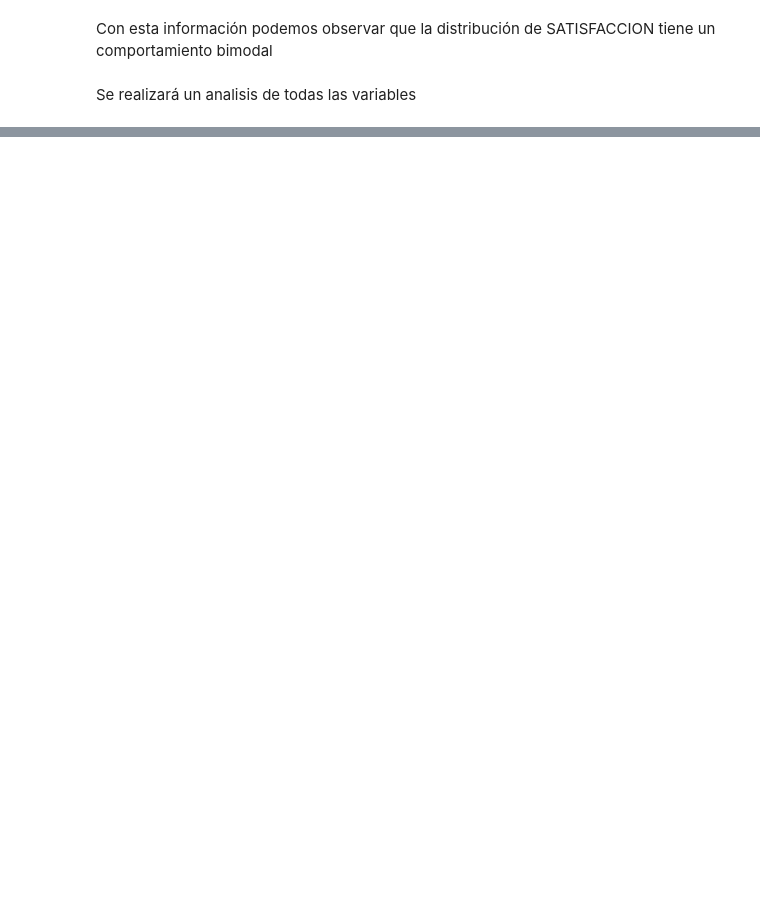
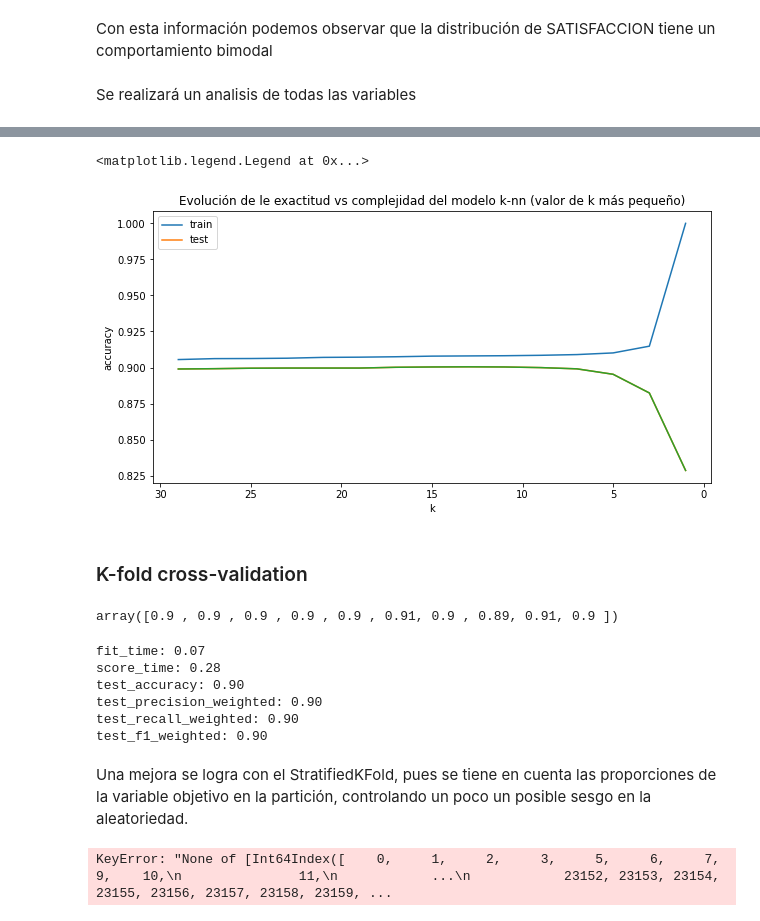
Before and after one commit to JuanDavidBallesteros/Telco-ML, a Jupyter notebook: Proyecto Final.ipynb, the cells around one changed output, grey strips where cells are left out. Saved outputs shown, nothing was run; the diff lists cells and outputs as text; code cells hidden in the pictures; blank space fills up the shorter version.

```diff
--- a/Proyecto Final.ipynb
+++ b/Proyecto Final.ipynb
@@ -369,0 +628,7 @@ df_num.head()
+# %%
+ks=[1,3,5,7,9,11,15,17,23,27,31]
+for k in ks:
+    knn = neighbors.KNeighborsClassifier(n_neighbors=k)
+    knn.fit(dataset, res)
+    y_pred = knn.predict(dataset)
+    print("Con K = ", k, ", exactitud: ", metrics.accuracy_score(res, y_pred))
@@ -369,0 +651,4 @@ df_num.head()
+# %%
+X_train, X_test, y_train, y_test = train_test_split(dataset, res, test_size=0.4, random_state=12345, stratify=res)
+k_vec= np.arange(1,31,2)
+k_vec
@@ -369,0 +657,14 @@ df_num.head()
+# %%
+acc_train_vec=[]
+acc_test_vec=[]
+k_vec= np.arange(1,31,2)
+for k in k_vec:
+    knn = neighbors.KNeighborsClassifier(n_neighbors=k)
+    knn.fit(X_train, y_train)
+    y_pred = knn.predict(X_train)
+    acc_train_vec.append(metrics.accuracy_score(y_train, y_pred))
+    y_pred = knn.predict(X_test)
+    acc_test_vec.append(metrics.accuracy_score(y_test, y_pred))
+print(acc_train_vec)
+print(acc_test_vec)
+print(k_vec)
@@ -369,0 +675,51 @@ df_num.head()
+# %%
+plt.figure(figsize=(10,5))
+ax = plt.gca() # get current axis
+plt.plot(k_vec, acc_train_vec)
+plt.plot(k_vec, acc_test_vec)
+plt.plot(k_vec, acc_test_vec)
+ax.set_xlim(ax.get_xlim()[::-1])  # reverse axis
+plt.axis('tight')
+plt.xlabel('k')
+plt.ylabel('accuracy')
+plt.title('Evolución de le exactitud vs complejidad del modelo k-nn (valor de k más pequeño)')
+plt.legend(['train', 'test'])
+# %% [output]
+<matplotlib.legend.Legend at 0x...>
+[figure, added]
+# %% [markdown]
+### K-fold cross-validation
+# %%
+knn = neighbors.KNeighborsClassifier(n_neighbors=5)
+exactitudes = cross_val_score(knn, dataset, res, cv=10, scoring='accuracy')
+exactitudes
+# %% [output]
+array([0.9 , 0.9 , 0.9 , 0.9 , 0.9 , 0.91, 0.9 , 0.89, 0.91, 0.9 ])
+# %%
+scoring = ['accuracy', 'precision_weighted', 'recall_weighted', 'f1_weighted']
+knn = neighbors.KNeighborsClassifier(n_neighbors=5)
+scores = cross_validate(knn, dataset, res, scoring=scoring, cv=10, return_train_score=False)
+
+for key in scores:
+    score = scores[key]
+    print("%s: %0.2f" % (key, score.mean()))
+# %% [output]
+fit_time: 0.07
+score_time: 0.28
+test_accuracy: 0.90
+test_precision_weighted: 0.90
+test_recall_weighted: 0.90
+test_f1_weighted: 0.90
+# %% [markdown]
+Una mejora se logra con el StratifiedKFold, pues se tiene en cuenta las proporciones de la variable objetivo en la partición, controlando un poco un posible sesgo en la aleatoriedad.
+# %%
+knn = neighbors.KNeighborsClassifier(n_neighbors=3)
+kf = StratifiedKFold(n_splits=10, shuffle=True, random_state=1234)
+acc_test_vec=[]
+for indices_train, indices_test in kf.split(dataset, res):
+    knn.fit(dataset[indices_train], res[indices_train])
+    y_pred = knn.predict(dataset[indices_test])
+    acc_test_vec.append(metrics.accuracy_score(res[indices_test], y_pred))
+acc_test_vec
+# %% [output]
+KeyError: "None of [Int64Index([    0,     1,     2,     3,     5,     6,     7,     9,    10,\n               11,\n            ...\n            23152, 23153, 23154, 23155, 23156, 23157, 23158, 23159, ...
```
Also changed, not shown: parts of 32 cells of this notebook.
